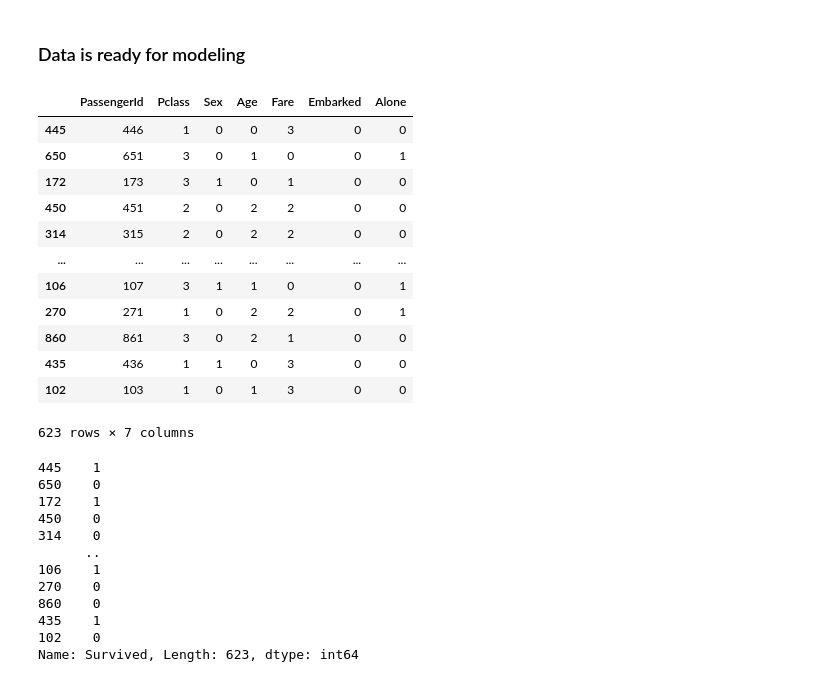
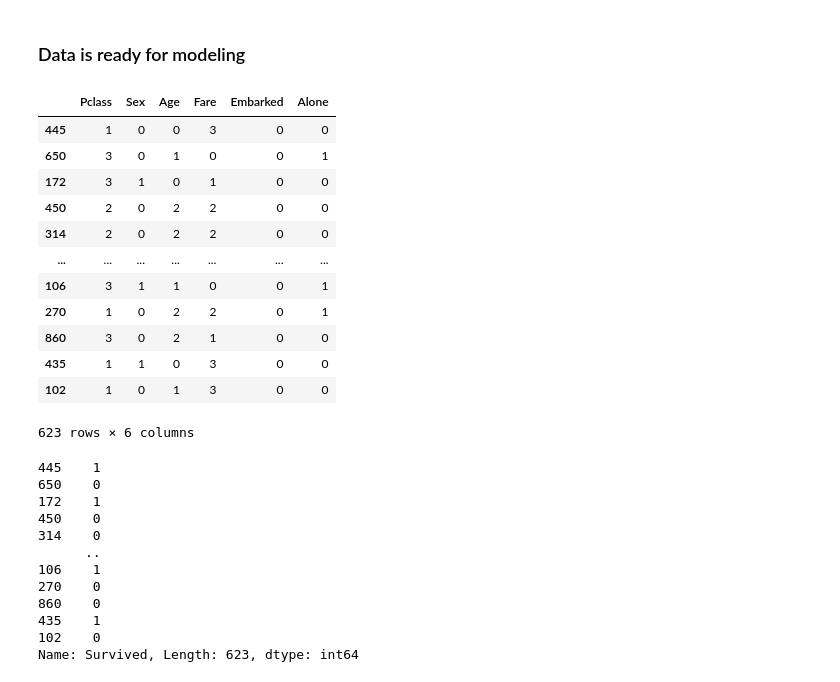
Before and after one commit to henriqueLD/CompetitionsKaggle, a Jupyter notebook: Titanic/pipeline.ipynb, the cells around one changed output. Saved outputs shown, nothing was run; the diff lists cells and outputs as text; code cells hidden in the pictures.

```diff
--- a/Titanic/pipeline.ipynb
+++ b/Titanic/pipeline.ipynb
@@ -249,23 +249,23 @@ from sklearn.metrics import confusion_matrix, ConfusionMatrixDisplay, f1_score
 from sklearn.linear_model import LogisticRegression
 from sklearn.ensemble import RandomForestClassifier
 # %%
-x_train, x_validation, y_train, y_validation = train_test_split(train_df.drop("Survived", axis = 1), train_df["Survived"], test_size=0.3, random_state=42)
+x_train, x_validation, y_train, y_validation = train_test_split(train_df.drop(["Survived", "PassengerId"], axis = 1), train_df["Survived"], test_size=0.3, random_state=42)
 
 x_train
 # %% [output]
-|  | PassengerId | Pclass | Sex | Age | Fare | Embarked | Alone |
-| 445 | 446 | 1 | 0 | 0 | 3 | 0 | 0 |
-| 650 | 651 | 3 | 0 | 1 | 0 | 0 | 1 |
-| 172 | 173 | 3 | 1 | 0 | 1 | 0 | 0 |
-| 450 | 451 | 2 | 0 | 2 | 2 | 0 | 0 |
-| 314 | 315 | 2 | 0 | 2 | 2 | 0 | 0 |
-| ... | ... | ... | ... | ... | ... | ... | ... |
-| 106 | 107 | 3 | 1 | 1 | 0 | 0 | 1 |
-| 270 | 271 | 1 | 0 | 2 | 2 | 0 | 1 |
-| 860 | 861 | 3 | 0 | 2 | 1 | 0 | 0 |
-| 435 | 436 | 1 | 1 | 0 | 3 | 0 | 0 |
-| 102 | 103 | 1 | 0 | 1 | 3 | 0 | 0 |
+|  | Pclass | Sex | Age | Fare | Embarked | Alone |
+| 445 | 1 | 0 | 0 | 3 | 0 | 0 |
+| 650 | 3 | 0 | 1 | 0 | 0 | 1 |
+| 172 | 3 | 1 | 0 | 1 | 0 | 0 |
+| 450 | 2 | 0 | 2 | 2 | 0 | 0 |
+| 314 | 2 | 0 | 2 | 2 | 0 | 0 |
+| ... | ... | ... | ... | ... | ... | ... |
+| 106 | 3 | 1 | 1 | 0 | 0 | 1 |
+| 270 | 1 | 0 | 2 | 2 | 0 | 1 |
+| 860 | 3 | 0 | 2 | 1 | 0 | 0 |
+| 435 | 1 | 1 | 0 | 3 | 0 | 0 |
+| 102 | 1 | 0 | 1 | 3 | 0 | 0 |
-623 rows × 7 columns
+623 rows × 6 columns
 # %%
 y_train
 # %% [output]
```
Also changed, not shown: parts of 9 cells of this notebook, 1 other file.
